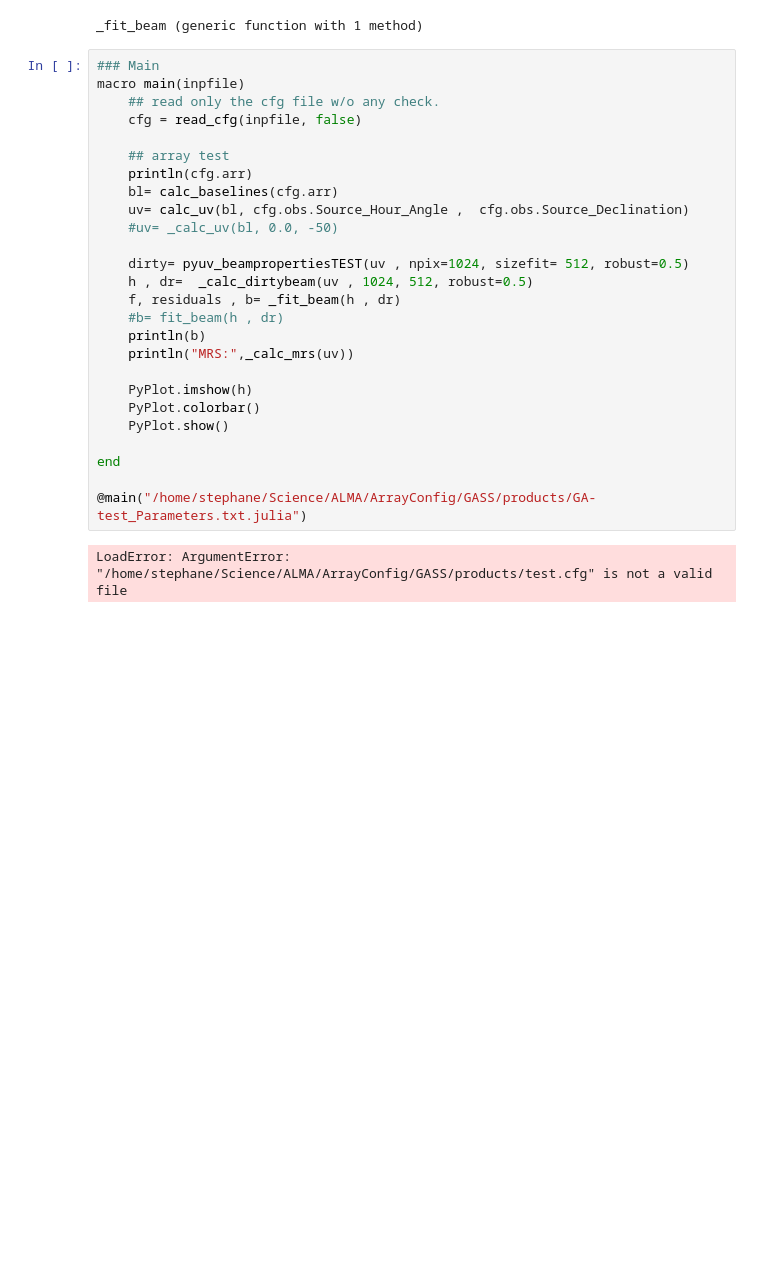
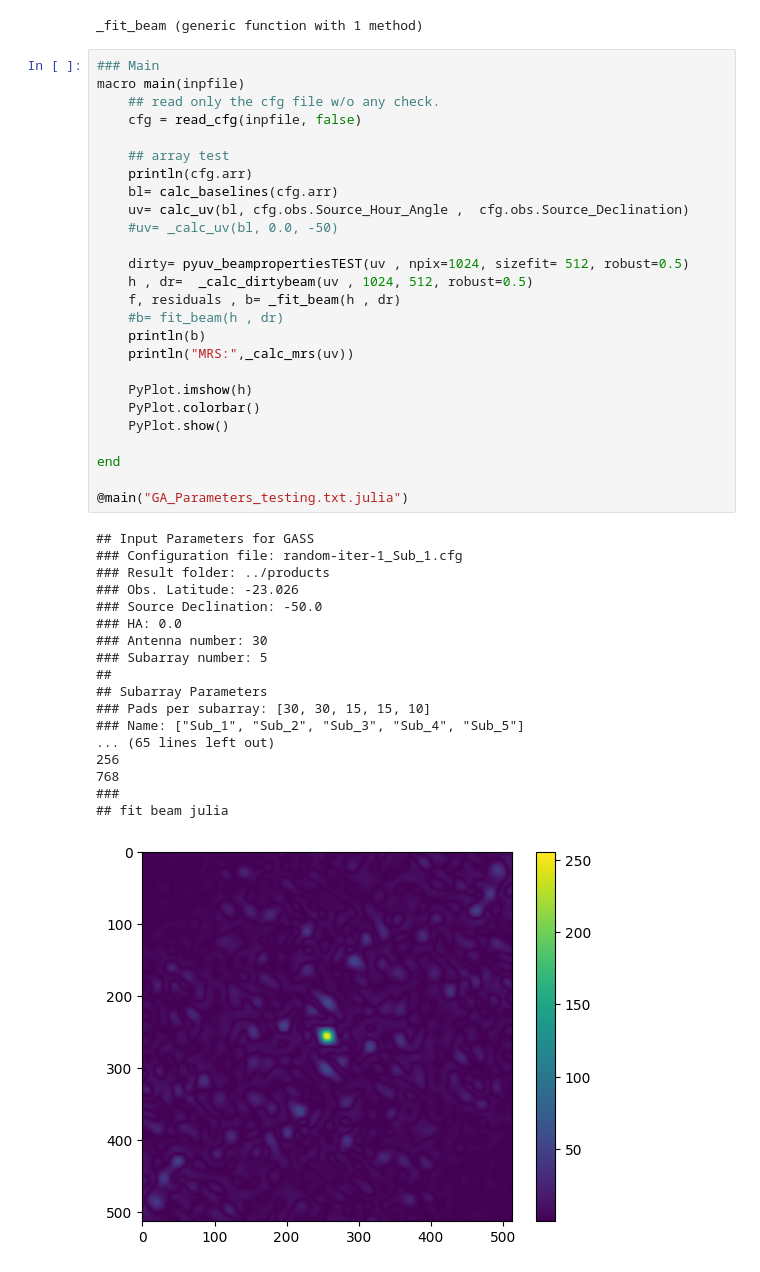
Before and after one commit to bosscha/GASS, a Jupyter notebook: notebooks/GA-uvw.ipynb, the cells around one changed output. Drawn from its saved outputs; the diff is of its cells as text; blank space fills up the shorter version.

Commit message:
tsting python for random.cfg

```diff
--- a/notebooks/GA-uvw.ipynb
+++ b/notebooks/GA-uvw.ipynb
@@ -322,28 +318,45 @@ _fit_beam (generic function with 1 method)
 # %%
 ### Main
 macro main(inpfile)
     ## read only the cfg file w/o any check.
     cfg = read_cfg(inpfile, false)
 
     ## array test
     println(cfg.arr)
     bl= calc_baselines(cfg.arr)
     uv= calc_uv(bl, cfg.obs.Source_Hour_Angle ,  cfg.obs.Source_Declination)
     #uv= _calc_uv(bl, 0.0, -50)
 
     dirty= pyuv_beampropertiesTEST(uv , npix=1024, sizefit= 512, robust=0.5)
     h , dr=  _calc_dirtybeam(uv , 1024, 512, robust=0.5)
     f, residuals , b= _fit_beam(h , dr)
     #b= fit_beam(h , dr)
     println(b)
     println("MRS:",_calc_mrs(uv))
 
     PyPlot.imshow(h)
     PyPlot.colorbar()
     PyPlot.show()
 
 end
 
-@main("/home/stephane/Science/ALMA/ArrayConfig/GASS/products/GA-test_Parameters.txt.julia")
+@main("GA_Parameters_testing.txt.julia")
 # %% [output]
-LoadError: ArgumentError: "/home/stephane/Science/ALMA/ArrayConfig/GASS/products/test.cfg" is not a valid file
+## Input Parameters for GASS
+### Configuration file: random-iter-1_Sub_1.cfg
+### Result folder: ../products
+### Obs. Latitude: -23.026
+### Source Declination: -50.0
+### HA: 0.0
+### Antenna number: 30
+### Subarray number: 5
+##
+## Subarray Parameters
+### Pads per subarray: [30, 30, 15, 15, 10]
+### Name: ["Sub_1", "Sub_2", "Sub_3", "Sub_4", "Sub_5"]
+... (65 lines left out)
+256
+768
+###
+## fit beam julia
+[figure, added]
```
Also changed, not shown: parts of 2 cells of this notebook, 4 other files.
